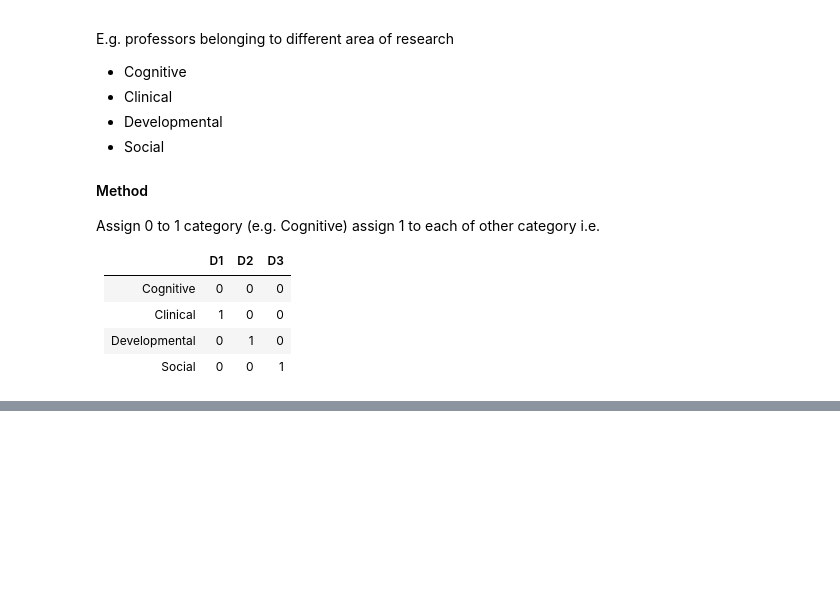
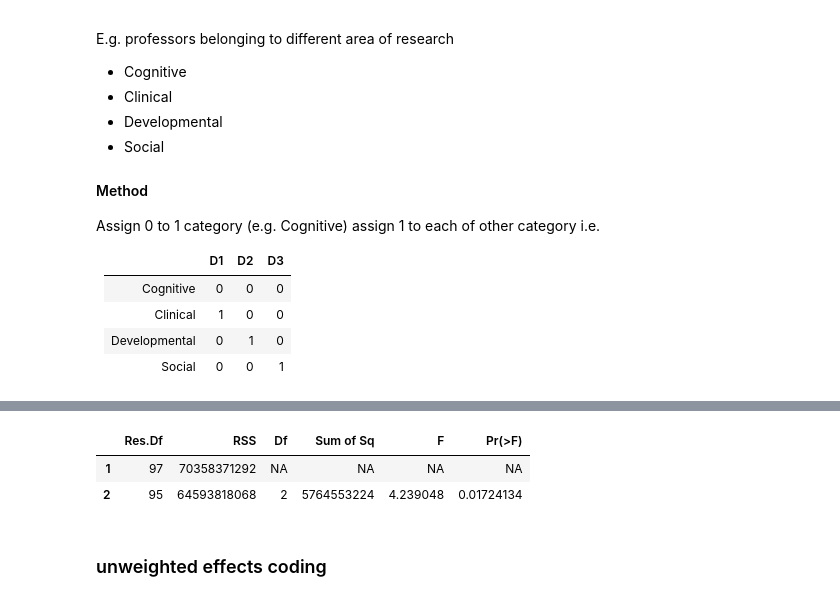
Before and after one commit to slzdevsnp/learn, a Jupyter notebook: intro_stat_mult_regr/multiple_regression_nb.ipynb, the cells around one changed output, grey strips where cells are left out. Saved outputs shown, nothing was run; the diff lists cells and outputs as text; code cells hidden in the pictures; blank space fills up the shorter version.

```diff
--- a/intro_stat_mult_regr/multiple_regression_nb.ipynb
+++ b/intro_stat_mult_regr/multiple_regression_nb.ipynb
@@ -219,0 +263,7 @@ E.g. professors  belonging to different area of research
+# %%
+model <- lm(fs$salary ~ fs$years + fs$pubs)
+# Create dummies for the categorical variable fs$dept by using the C() function
+dept_code <- C(fs$dept, treatment) # observe treatment as a second argument
+# Regress salary against years, publications and department
+model_dummy <- lm(fs$salary ~ fs$years + fs$pubs + dept_code)
+summary(model_dummy)
@@ -219,0 +291,8 @@ E.g. professors  belonging to different area of research
+# %%
+anova(model,model_dummy) # observe p-value significante , sum of squared resdiuals is smaller, i.e. model is better
+# %% [output]
+|  | Res.Df | RSS | Df | Sum of Sq | F | Pr(>F) |
+| 1 | 97 | 70358371292 | NA | NA | NA | NA |
+| 2 | 95 | 64593818068 | 2 | 5764553224 | 4.239048 | 0.01724134 |
+# %% [markdown]
+### unweighted effects coding
```
Also changed, not shown: parts of 8 cells of this notebook, 1 other file.
